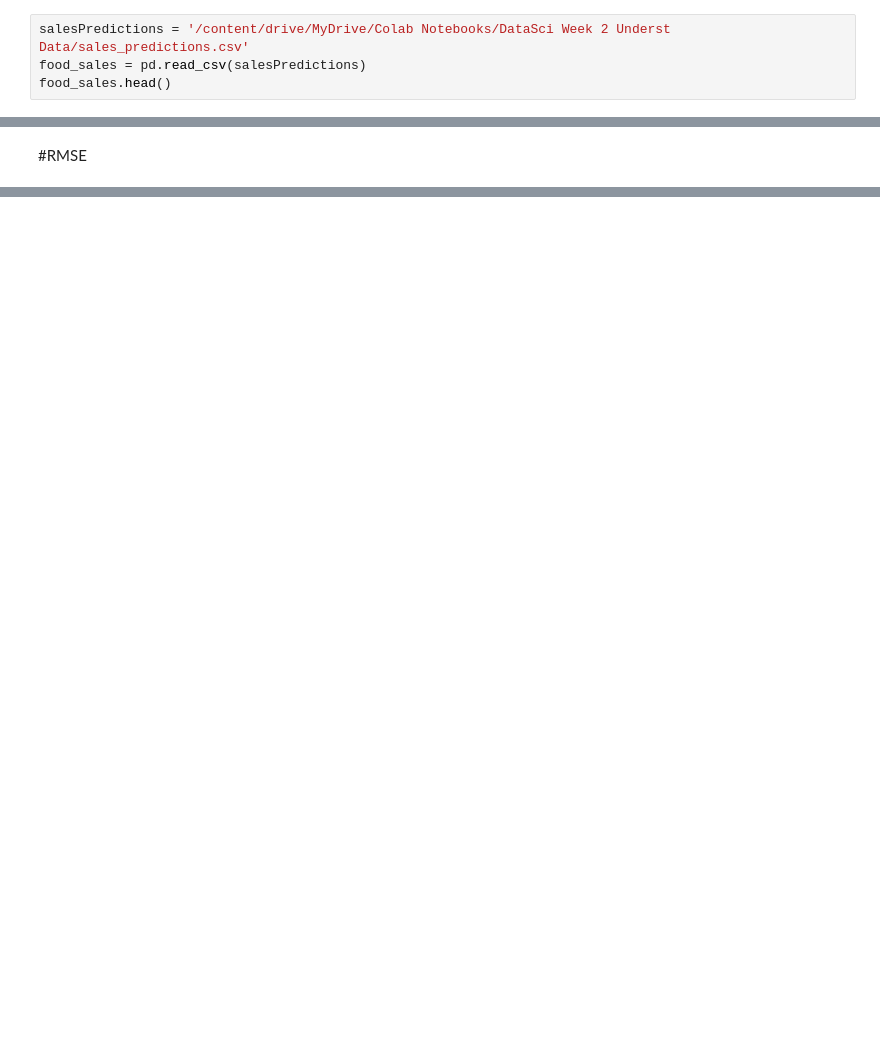
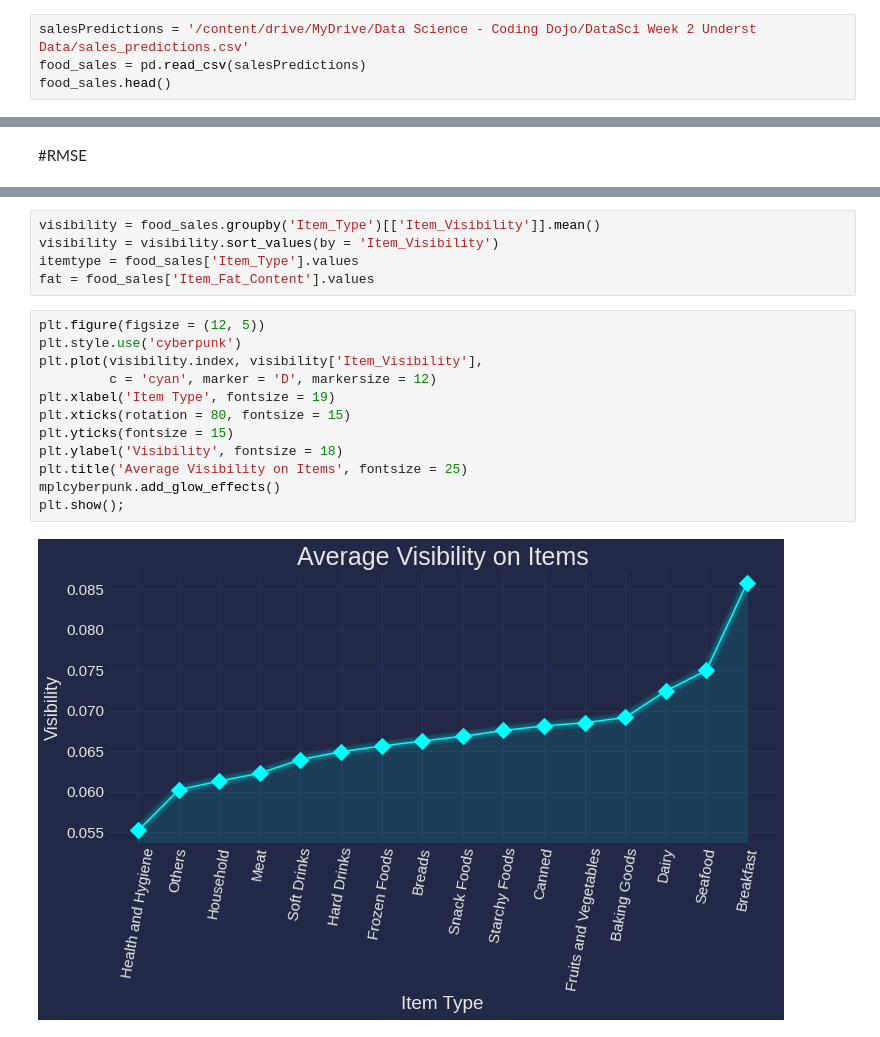
Before and after one commit to jul1andav1d/Food-Items-Sales-Predictions-Prjct1, a Jupyter notebook: Machine_Learning_Food_and_Sales.ipynb, the cells around one changed output, grey strips where cells are left out. Drawn from its saved outputs; the diff is of its cells as text; blank space fills up the shorter version.

```diff
--- a/Machine_Learning_Food_and_Sales.ipynb
+++ b/Machine_Learning_Food_and_Sales.ipynb
@@ -17,7 +17,7 @@ set_config(display='diagram')
 from sklearn.metrics import r2_score
 from sklearn.impute import SimpleImputer
 # %%
-salesPredictions = '/content/drive/MyDrive/Colab Notebooks/DataSci Week 2 Underst Data/sales_predictions.csv'
+salesPredictions = '/content/drive/MyDrive/Data Science - Coding Dojo/DataSci Week 2 Underst Data/sales_predictions.csv'
 food_sales = pd.read_csv(salesPredictions)
 food_sales.head()
 # %% [output]
@@ -284,0 +281,19 @@ np.sqrt(mse_train)
+# %%
+visibility = food_sales.groupby('Item_Type')[['Item_Visibility']].mean()
+visibility = visibility.sort_values(by = 'Item_Visibility')
+itemtype = food_sales['Item_Type'].values
+fat = food_sales['Item_Fat_Content'].values
+# %%
+plt.figure(figsize = (12, 5))
+plt.style.use('cyberpunk')
+plt.plot(visibility.index, visibility['Item_Visibility'],
+         c = 'cyan', marker = 'D', markersize = 12)
+plt.xlabel('Item Type', fontsize = 19)
+plt.xticks(rotation = 80, fontsize = 15)
+plt.yticks(fontsize = 15)
+plt.ylabel('Visibility', fontsize = 18)
+plt.title('Average Visibility on Items', fontsize = 25)
+mplcyberpunk.add_glow_effects()
+plt.show();
+# %% [output]
+[figure, added]
```
Also changed, not shown: parts of 50 cells of this notebook.
